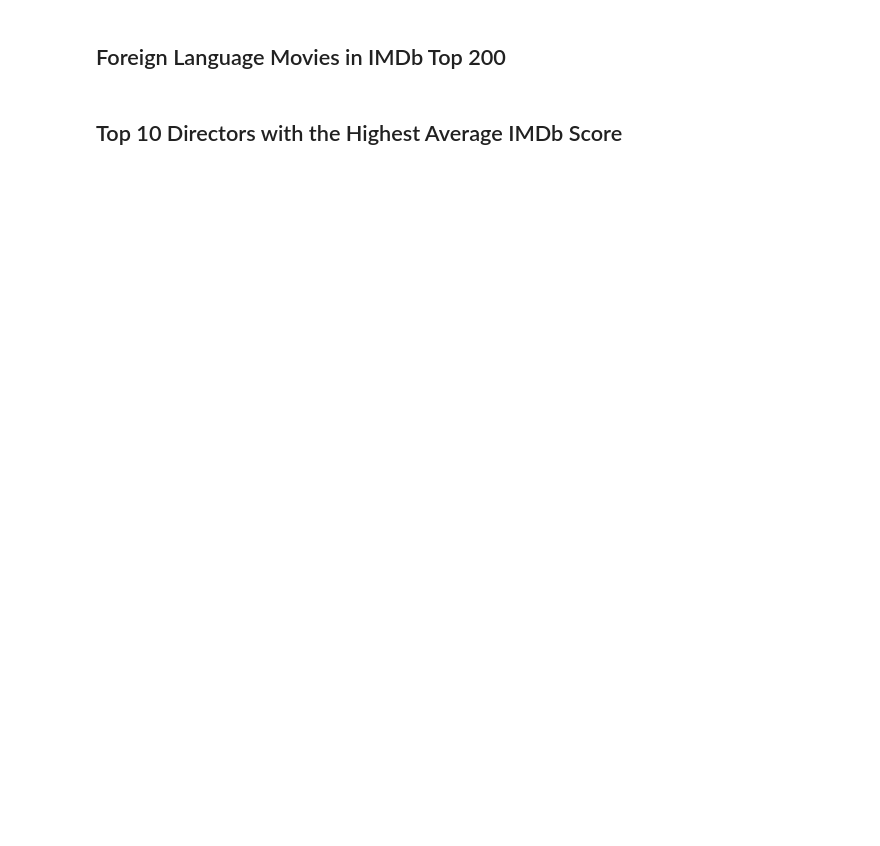
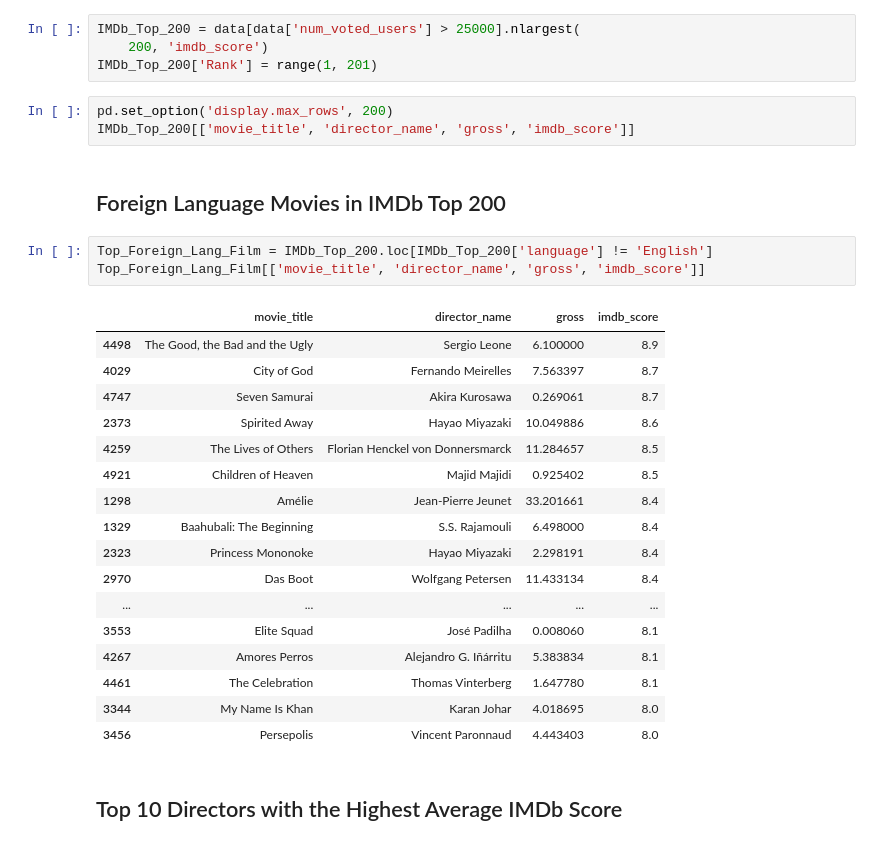
Before and after one commit to ayaramis/DataScience, a Jupyter notebook: recommendation_system/Movie Dataset EDA & Recommendation Engine 13.03.2024.ipynb, the cells around one changed output. Cells and saved outputs as stored; diff of their text form; blank space fills up the shorter version.

```diff
--- a/recommendation_system/Movie Dataset EDA & Recommendation Engine 13.03.2024.ipynb
+++ b/recommendation_system/Movie Dataset EDA & Recommendation Engine 13.03.2024.ipynb
@@ -763,7 +763,35 @@ def yearly_top_10_movies(year=data['title_year'].values):
 interactive(children=(Dropdown(description='year', options=(2009, 2007, 2015, 2012, 2012, 2007, 2010, 2015, 20…
 # %% [markdown]
 ## Top 200 Movies based on IMDB and No. of Reviews
+# %%
+IMDb_Top_200 = data[data['num_voted_users'] > 25000].nlargest(
+    200, 'imdb_score')
+IMDb_Top_200['Rank'] = range(1, 201)
+# %%
+pd.set_option('display.max_rows', 200)
+IMDb_Top_200[['movie_title', 'director_name', 'gross', 'imdb_score']]
 # %% [markdown]
 ## Foreign Language Movies in IMDb Top 200
+# %%
+Top_Foreign_Lang_Film = IMDb_Top_200.loc[IMDb_Top_200['language'] != 'English']
+Top_Foreign_Lang_Film[['movie_title', 'director_name', 'gross', 'imdb_score']]
+# %% [output]
+|  | movie_title | director_name | gross | imdb_score |
+| 4498 | The Good, the Bad and the Ugly | Sergio Leone | 6.100000 | 8.9 |
+| 4029 | City of God | Fernando Meirelles | 7.563397 | 8.7 |
+| 4747 | Seven Samurai | Akira Kurosawa | 0.269061 | 8.7 |
+| 2373 | Spirited Away | Hayao Miyazaki | 10.049886 | 8.6 |
+| 4259 | The Lives of Others | Florian Henckel von Donnersmarck | 11.284657 | 8.5 |
+| 4921 | Children of Heaven | Majid Majidi | 0.925402 | 8.5 |
+| 1298 | Amélie | Jean-Pierre Jeunet | 33.201661 | 8.4 |
+| 1329 | Baahubali: The Beginning | S.S. Rajamouli | 6.498000 | 8.4 |
+| 2323 | Princess Mononoke | Hayao Miyazaki | 2.298191 | 8.4 |
+| 2970 | Das Boot | Wolfgang Petersen | 11.433134 | 8.4 |
+| ... | ... | ... | ... | ... |
+| 3553 | Elite Squad | José Padilha | 0.008060 | 8.1 |
+| 4267 | Amores Perros | Alejandro G. Iñárritu | 5.383834 | 8.1 |
+| 4461 | The Celebration | Thomas Vinterberg | 1.647780 | 8.1 |
+| 3344 | My Name Is Khan | Karan Johar | 4.018695 | 8.0 |
+| 3456 | Persepolis | Vincent Paronnaud | 4.443403 | 8.0 |
 # %% [markdown]
 ## Top 10 Directors with the Highest Average IMDb Score
```
Also changed, not shown: parts of 17 cells of this notebook.
